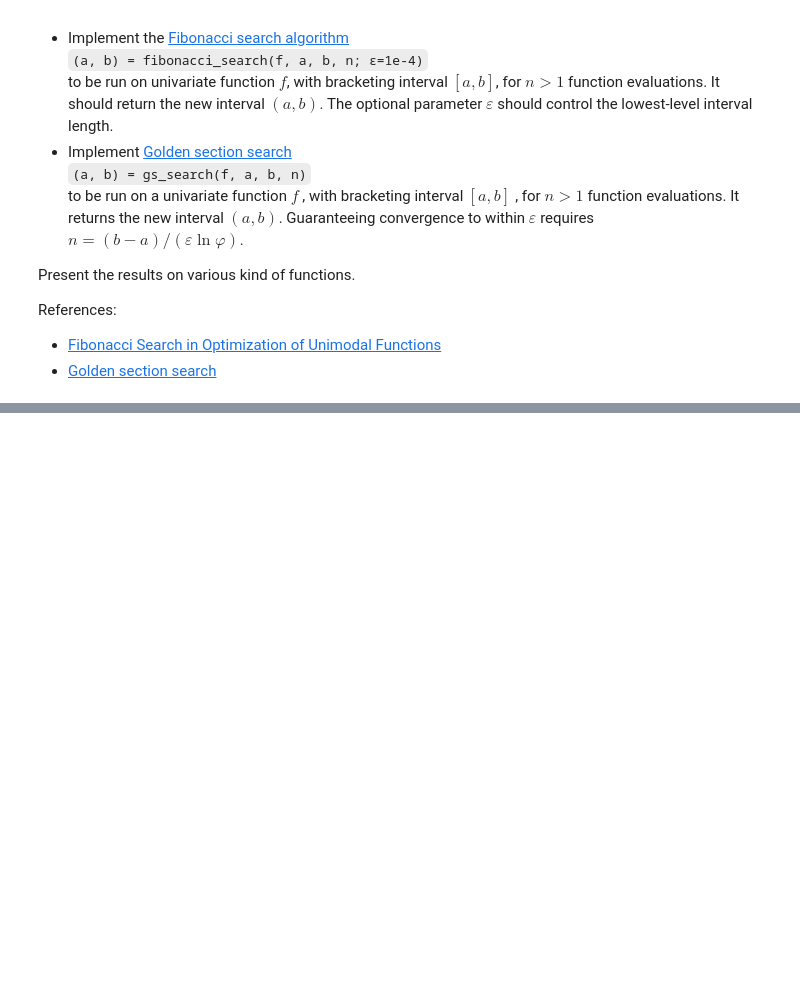
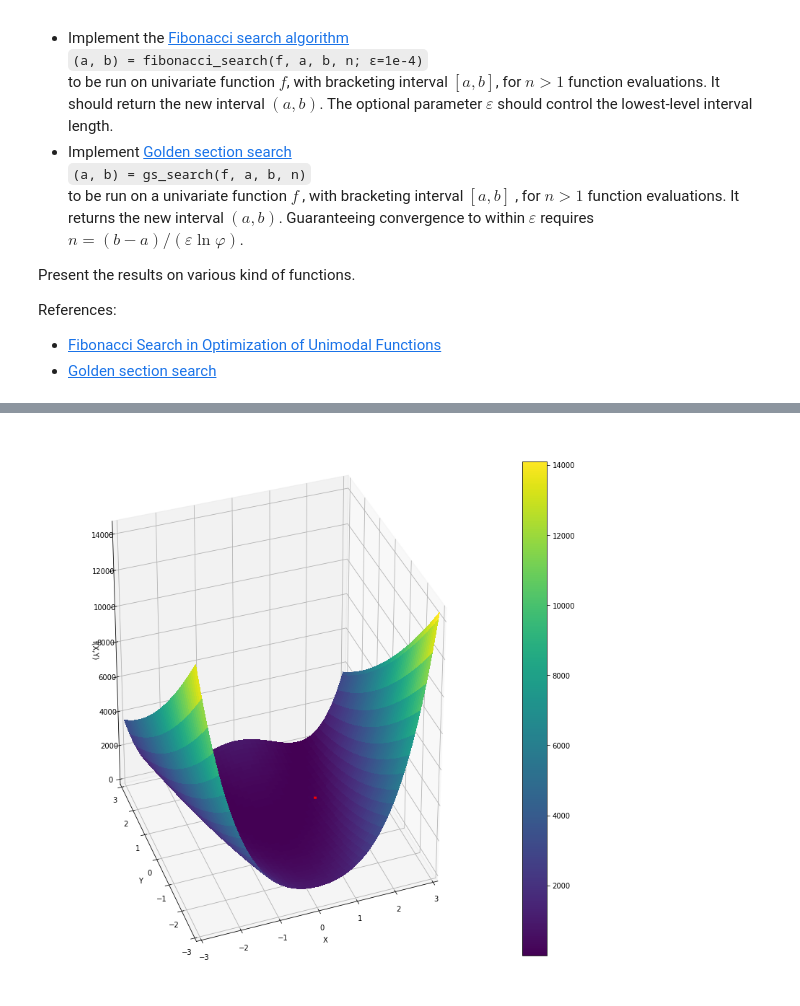
Before and after one commit to M-Grabias/Numerical_Optimization, a Jupyter notebook: NO_LAB_3.ipynb, the cells around one changed output, grey strips where cells are left out. Saved outputs shown, nothing was run; the diff lists cells and outputs as text; code cells hidden in the pictures; blank space fills up the shorter version.

```diff
--- a/NO_LAB_3.ipynb
+++ b/NO_LAB_3.ipynb
@@ -211,0 +201,23 @@ def rosenbrock(x):
+# %%
+from mpl_toolkits.mplot3d import Axes3D
+
+# Plot the surface
+fig = plt.figure(figsize = (14,14))
+ax = fig.gca(projection='3d')
+
+plot = ax.plot_surface(xx, yy, values.reshape(xx.shape), cmap = cm.viridis,
+               linewidth=0, antialiased=False)
+fig.colorbar(plot, shrink=0.9)
+ax.text(1, 1, 0, ".", zdir = 'z', color='red', fontsize=30) # add our minimum as text
+ax.set_xlabel('X')
+ax.set_ylabel('Y')
+ax.set_zlabel('f(X,Y)')
+ax.azim = 250 # get nicer viewing angle
+ax.set_ylim(-3,3)
+ax.set_xlim(-3,3)
+plt.show()
+
+# the position of the global minimum (x_1, x_2) = (1, 1)  has been plotted
+# alongside the Rosenbrock surface, marked with a red dot
+# %% [output]
+[figure, added]
```
Also changed, not shown: parts of 10 cells of this notebook, 2 other files.
